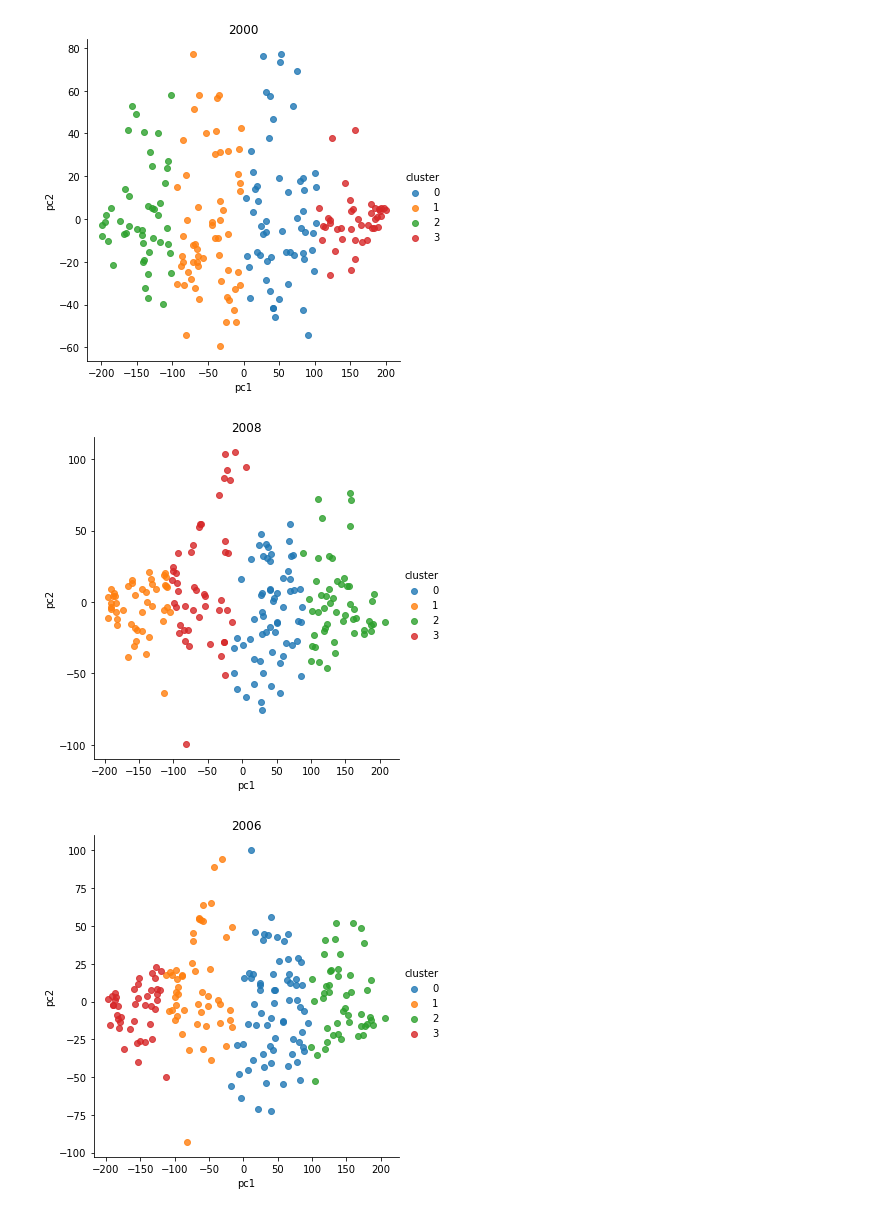
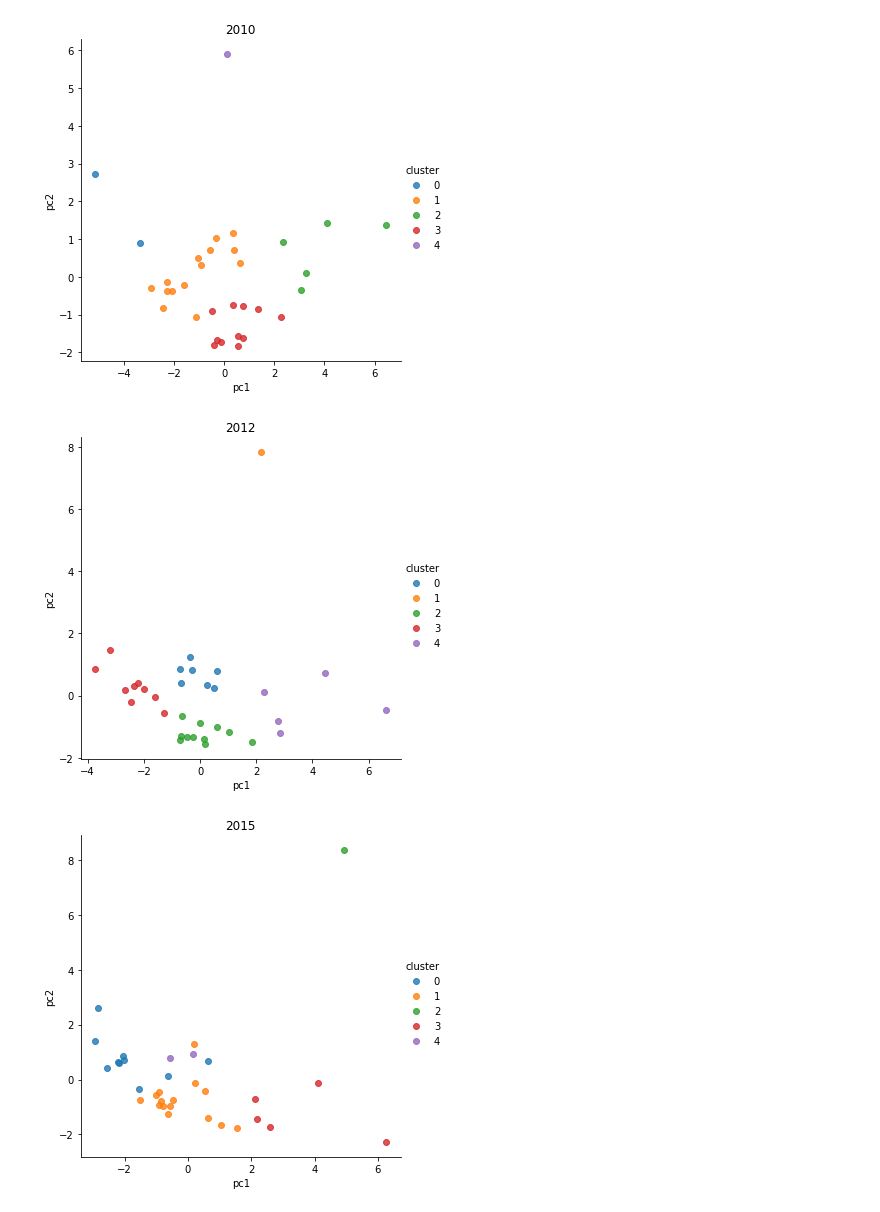
Before and after one commit to eReverter/adsdb_project, a Jupyter notebook: 05_analysis/exploration.ipynb, the cells around one changed output. Saved outputs shown, nothing was run; the diff lists cells and outputs as text; code cells hidden in the pictures.

```diff
--- a/05_analysis/exploration.ipynb
+++ b/05_analysis/exploration.ipynb
@@ -4,10 +4,12 @@ import os
 import pandas as pd
 from pandas_profiling import ProfileReport
 import numpy as np
-# %%
-db_url = 'postgresql+psycopg2://postgres:root@localhost:5432/postgres'
-engine = create_engine(db_url)
-conn = engine.connect()
-inspector = inspect(engine)
-inspector.get_table_names()
-df = pd.read_sql_table('WGI_20220101', conn)
+# %%
+db_url = 'postgresql+psycopg2://postgres:root@localhost:5432/cluster_countries'
+engine = create_engine(db_url)
+conn = engine.connect()
+stmnt = "select * from wgi wg, countries_dim cd, wbd wb, years_dim yd where wg.code = cd.iso and wg.year = yd.id  and wb.economy = cd.iso and wb.time = yd.id;"
+dataframe = pd.read_sql(stmnt, conn)
+print(dataframe)
+print(len(dataframe['country_name'].unique()))
+conn.close()
@@ -14,22 +34,26 @@ df = pd.read_sql_table('WGI_20220101', conn)
 # %%
-def preprocess(df, years = [2000, 2008, 2006]):
+def preprocess(dataframe, years = [2010, 2012, 2015]):
     """
     Remove rows that only contain NA's, impute the others. Applies dimension reduction to two dimensions. Rename index to countryname and year.
 
     input: dataframe, list of years to analyze
     output: list of preprocessed dataframes per year
     """
+    from sklearn import preprocessing
     from sklearn.impute import SimpleImputer
 
-
+    df = dataframe.copy()
     df['year'] = df['year'].astype(str)
+    df.drop(['time', 'economy', 'code', 'iso', 'continent', 'id'], axis=1)
     numeric_cols = df.select_dtypes(include=np.number).columns.tolist()
 
     keep = df[numeric_cols].dropna(how = 'all').index
     df = df.iloc[keep,]
 
-    df_name_year = df.filter(items=['countryname', 'year']).reset_index(drop=True)
+    df_name_year = df.filter(items=['country_name', 'year']).reset_index(drop=True)
     df_num = df[numeric_cols].reset_index(drop=True)
+    scaler = preprocessing.StandardScaler().fit(df_num)
+    df_num = pd.DataFrame(scaler.transform(df_num), columns = df_num.columns)
 
     imp_mean = SimpleImputer(missing_values=np.nan, strategy='mean')
     imp_mean.fit(df_num)
@@ -37,7 +61,7 @@ def preprocess(df, years = [2000, 2008, 2006]):
 
     df = df_name_year.join(df_num)
 
-    df["country_year"] = df["year"] + '_' + df["countryname"]
+    df["country_year"] = df["year"] + '_' + df["country_name"]
     index = df["country_year"]
     df = df.set_index(index)
 
@@ -69,17 +93,18 @@ def cluster(list_of_dataframes, nr_of_clusters = 5):
 
     for df in list_of_dataframes:
 
-        pca = PCA(n_components=2)
+        pca = PCA(n_components=5)
 
         index = df.index
         X =pca.fit_transform(df)
 
         pca_res = pd.DataFrame(data = X
-                    , columns = ['pc1', 'pc2'])
+                    , columns = ['pc1', 'pc2', 'pc3', 'pc4', 'pc5'])
 
         df = pca_res.set_index(index)
 
-        kmeans = KMeans(n_clusters=nr_of_clusters, random_state=0).fit(df)
+        #dens = DBSCAN(eps = 4, min_samples = 1).fit(df)
+        kmeans = KMeans(n_clusters=nr_of_clusters, n_init = 50).fit(df)
         df['cluster'] = kmeans.labels_
 
         clustered_df.append(df)
@@ -94,8 +119,10 @@ def cluster(list_of_dataframes, nr_of_clusters = 5):
         for clus in range(nr_of_clusters):
             groups = list(df[df['cluster'] == clus].index)
             print(groups)
+
+    return clustered_df
 # %%
-df = pd.read_sql_table('WGI_20220101', conn)
-df = preprocess(df)
-df = cluster(df, 4)
+df = preprocess(dataframe)
+df = cluster(df, 5)
+df[1]
 # %% [output]
@@ -114,3 +162,3 @@ df = cluster(df, 4)
-[figure, old version]
+[figure, new version]
-[figure, old version]
+[figure, new version]
-[figure, old version]
+[figure, new version]
```
Also changed, not shown: parts of 2 cells of this notebook, 10 other files.
